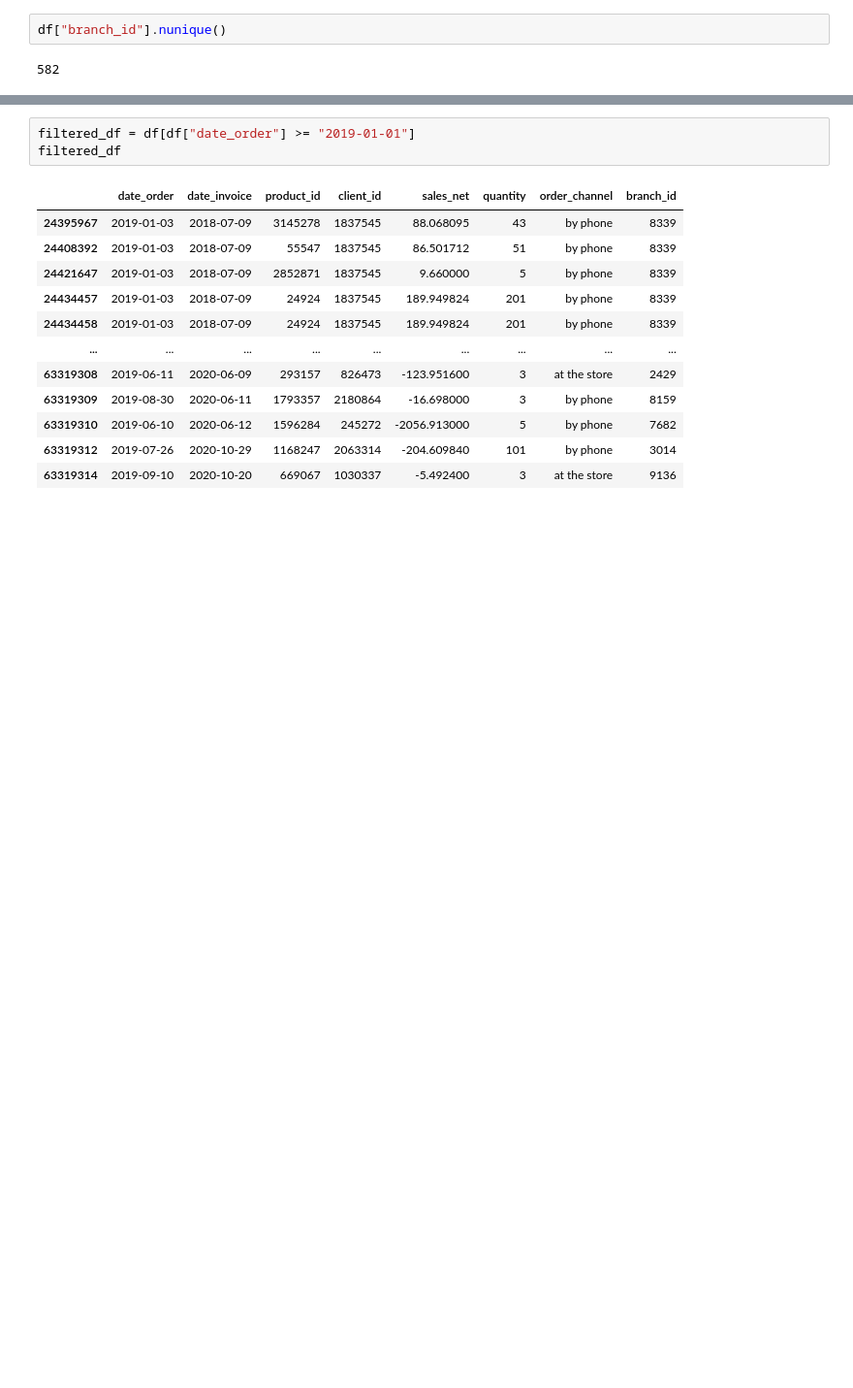
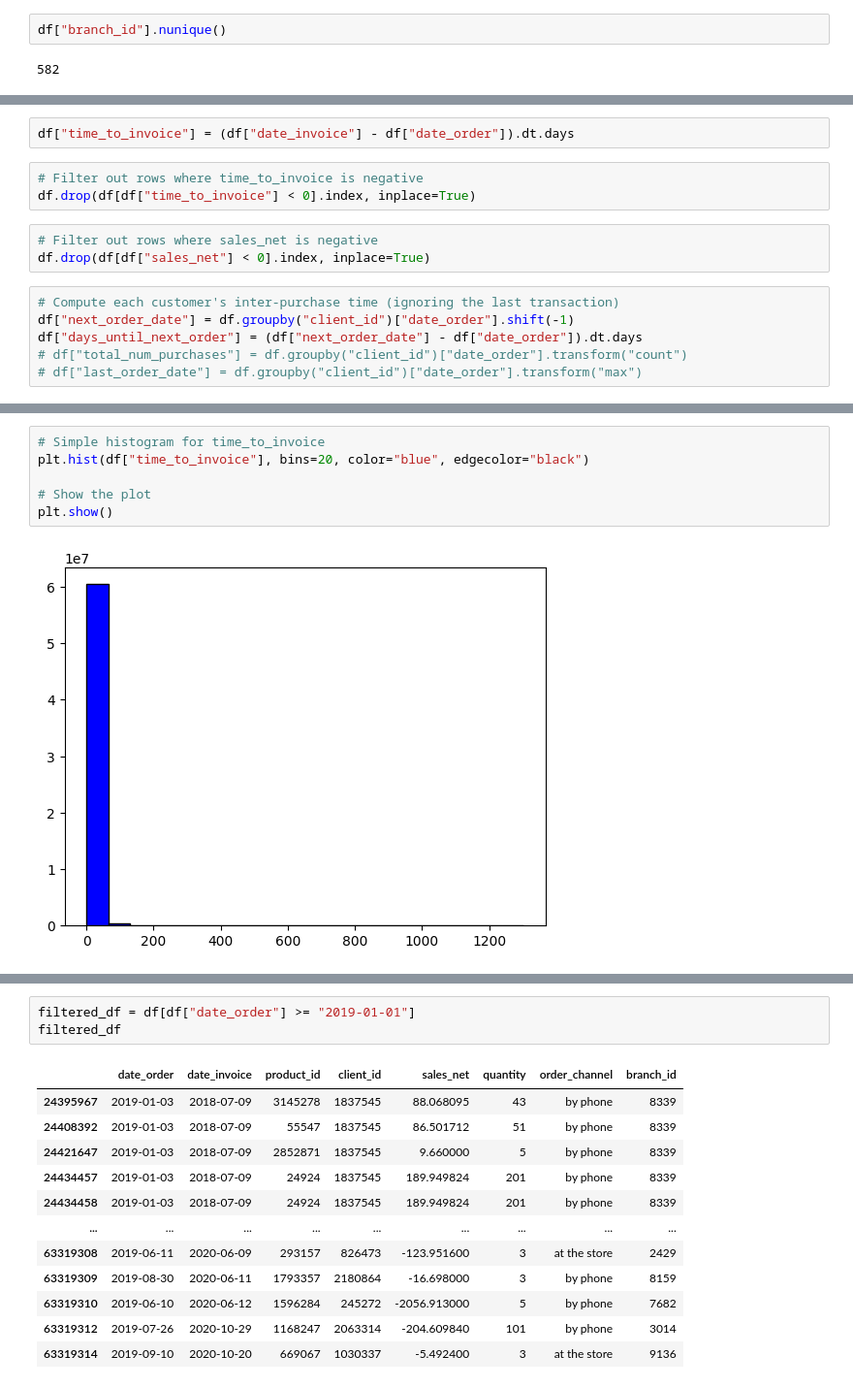
Before and after one commit to dorabijvoet/bcg_strat, a Jupyter notebook: notebooks/eda.ipynb, the cells around one changed output, grey strips where cells are left out. Shown at 97% size. Saved outputs shown, nothing was run; the diff lists cells and outputs as text; blank space fills up the shorter version.

```diff
--- a/notebooks/eda.ipynb
+++ b/notebooks/eda.ipynb
@@ -97,0 +106,14 @@ df.describe()
+# %%
+df["time_to_invoice"] = (df["date_invoice"] - df["date_order"]).dt.days
+# %%
+# Filter out rows where time_to_invoice is negative
+df.drop(df[df["time_to_invoice"] < 0].index, inplace=True)
+# %%
+# Filter out rows where sales_net is negative
+df.drop(df[df["sales_net"] < 0].index, inplace=True)
+# %%
+# Compute each customer's inter-purchase time (ignoring the last transaction)
+df["next_order_date"] = df.groupby("client_id")["date_order"].shift(-1)
+df["days_until_next_order"] = (df["next_order_date"] - df["date_order"]).dt.days
+# df["total_num_purchases"] = df.groupby("client_id")["date_order"].transform("count")
+# df["last_order_date"] = df.groupby("client_id")["date_order"].transform("max")
@@ -97,0 +128,8 @@ df.describe()
+# %%
+# Simple histogram for time_to_invoice
+plt.hist(df["time_to_invoice"], bins=20, color="blue", edgecolor="black")
+
+# Show the plot
+plt.show()
+# %% [output]
+[figure, added]
```
Also changed, not shown: parts of 13 cells of this notebook, 1 other file.
